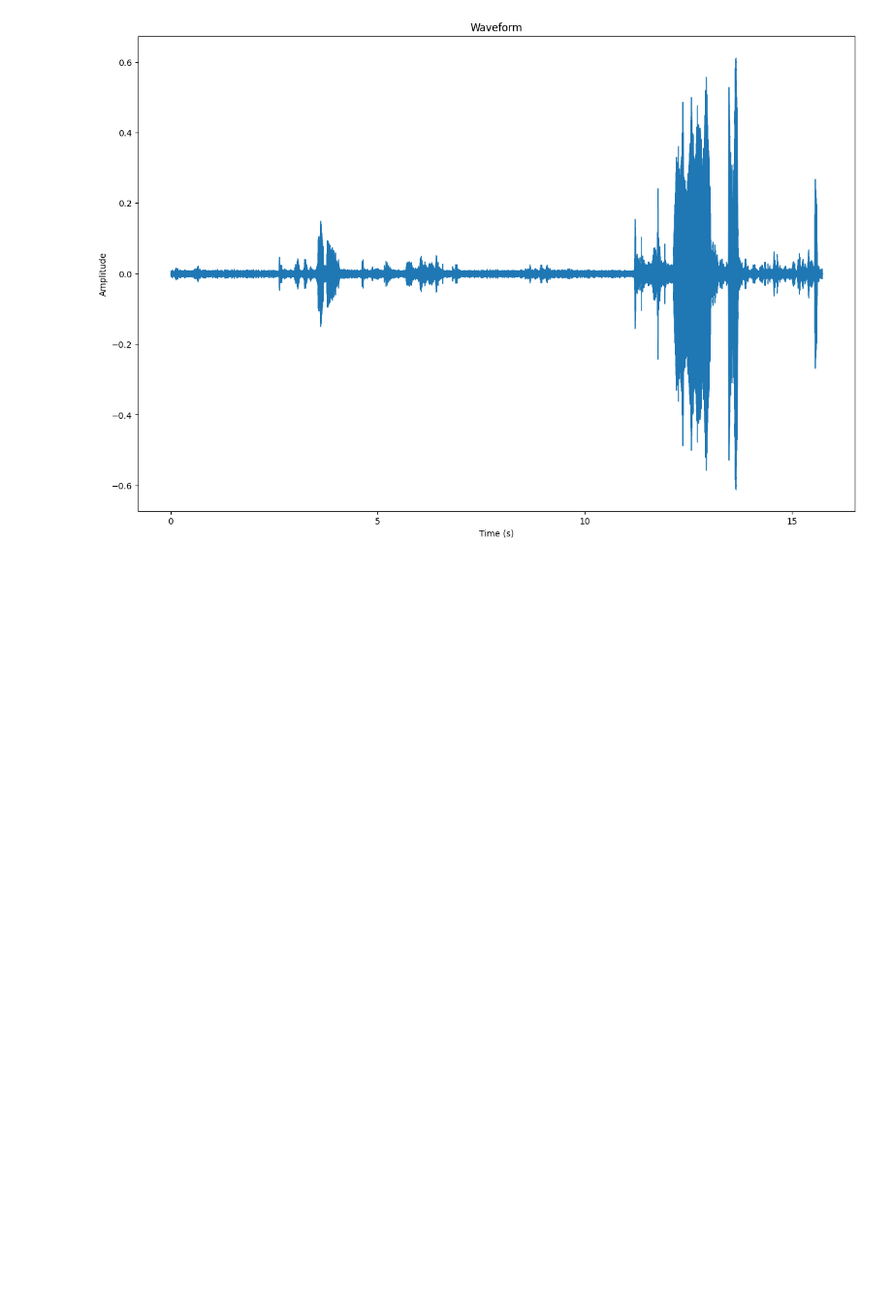
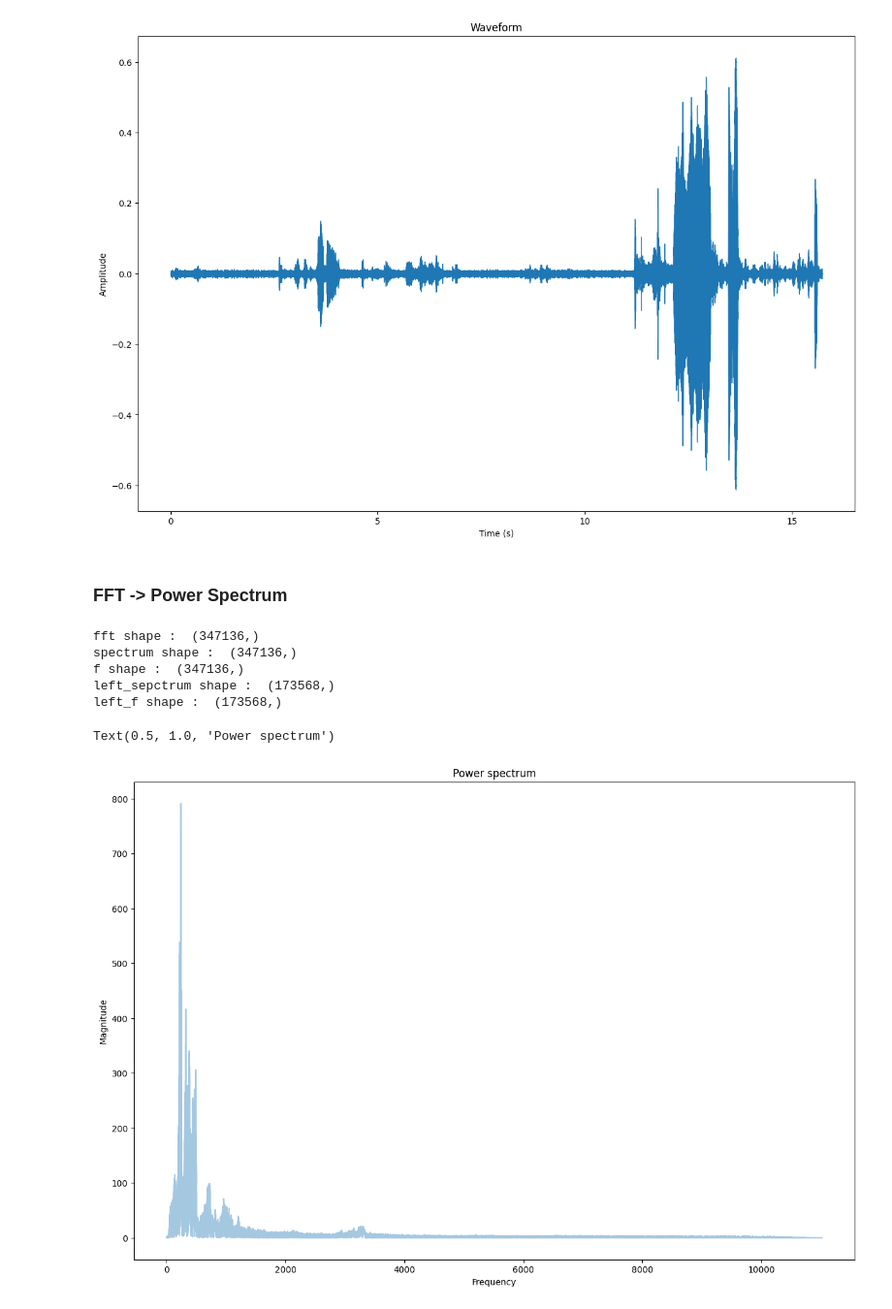
Before and after one commit to greenday1234/AI, a Jupyter notebook: AudioPreprocessing.ipynb, the cells around one changed output. Shown at 97% size. Drawn from its saved outputs; the diff is of its cells as text; code cells hidden in the pictures; blank space fills up the shorter version.

```diff
--- a/AudioPreprocessing.ipynb
+++ b/AudioPreprocessing.ipynb
@@ -26,3 +26,34 @@ plt.title("Waveform")
 signal shape:  (347136,)
 Text(0.5, 1.0, 'Waveform')
 [figure]
+# %% [markdown]
+### FFT -> Power Spectrum
+# %%
+fft = np.fft.fft(signal)
+print("fft shape : ", fft.shape)
+
+spectrum = np.abs(fft)
+print("spectrum shape : ", spectrum.shape)
+
+f = np.linspace(0, sample_rate, len(spectrum))
+print("f shape : ", f.shape)
+
+left_spectrum = spectrum[:int(len(spectrum)/2)]
+left_f = f[:int(len(spectrum)/2)]
+print('left_sepctrum shape : ', left_spectrum.shape)
+
+print('left_f shape : ', left_f.shape)
+
+plt.figure(figsize=FIG_SIZE)
+plt.plot(left_f, left_spectrum, alpha=0.4)
+plt.xlabel("Frequency")
+plt.ylabel("Magnitude")
+plt.title("Power spectrum")
+# %% [output]
+fft shape :  (347136,)
+spectrum shape :  (347136,)
+f shape :  (347136,)
+left_sepctrum shape :  (173568,)
+left_f shape :  (173568,)
+Text(0.5, 1.0, 'Power spectrum')
+[figure, added]
```
Also changed, not shown: parts of 6 cells of this notebook.
